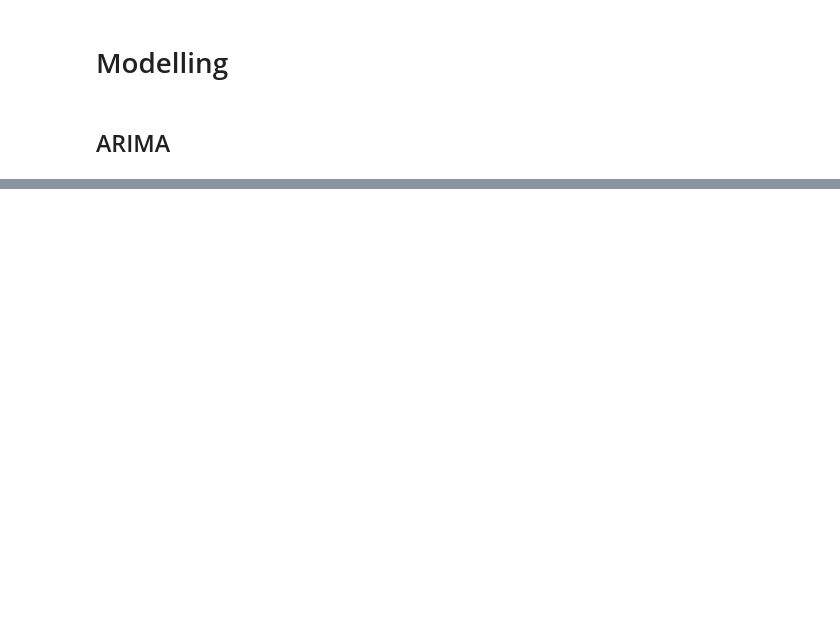
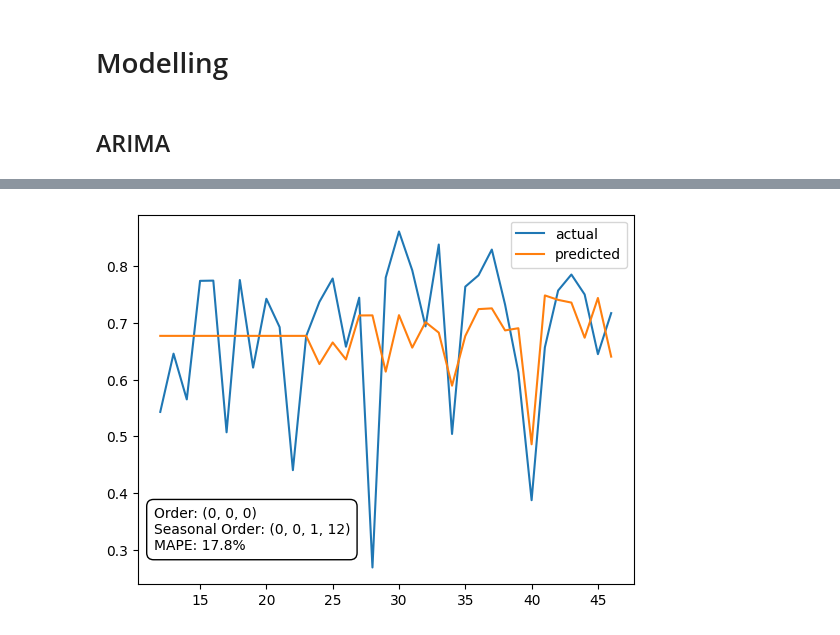
Before and after one commit to lelandjmurrin/Acquisition_Due_Dilligence_Capstone_Project, a Jupyter notebook: GeneralLedgerTxns_Models.ipynb, the cells around one changed output, grey strips where cells are left out. Drawn from its saved outputs; the diff is of its cells as text; code cells hidden in the pictures; blank space fills up the shorter version.

```diff
--- a/GeneralLedgerTxns_Models.ipynb
+++ b/GeneralLedgerTxns_Models.ipynb
@@ -374,0 +396,20 @@ seasonal_decompose((dh.df.query("desc1 in @TOP3_DESC1_LIST").groupby("period_fye
+# %%
+def run_arima(ts, m_freq = 12, plot = False):
+    s_model = pm.auto_arima(y = ts, seasonal = True, max_P = 4, max_D = 2, max_Q = 4, test = "adf", m = m_freq, stepwise = True, maxiter = 100)
+    pred_ts = pd.Series(s_model.predict_in_sample().values, index = ts.index)
+    mape = mean_absolute_percentage_error(y_pred = pred_ts, y_true = ts)
+    if plot:
+        plt.plot(ts,label = "actual")
+        plt.plot(pred_ts, label = "predicted")
+        # plt.annotate(f"Order: {s_model.get_params()['order']}\nSeasonal Order: {s_model.get_params()['seasonal_order']}\nMAPE: {round(mape*100, 1)}%", xy = (11.5, 0.3), bbox = dict(boxstyle = "round, pad = 0.5", facecolor = "white"))
+        plt.legend()
+    return s_model, mape
+
+s_model_best, mape_best = run_arima(best_ts, plot = True)
+plt.annotate(
+                f"Order: {s_model_best.get_params()['order']}\nSeasonal Order: {s_model_best.get_params()['seasonal_order']}\nMAPE: {round(mape_best*100, 1)}%",
+                xy = (11.5, 0.3),
+                bbox = dict(boxstyle = "round, pad = 0.5", facecolor = "white")
+            );
+# %% [output]
+[figure, added]
```
Also changed, not shown: parts of 6 cells of this notebook.
